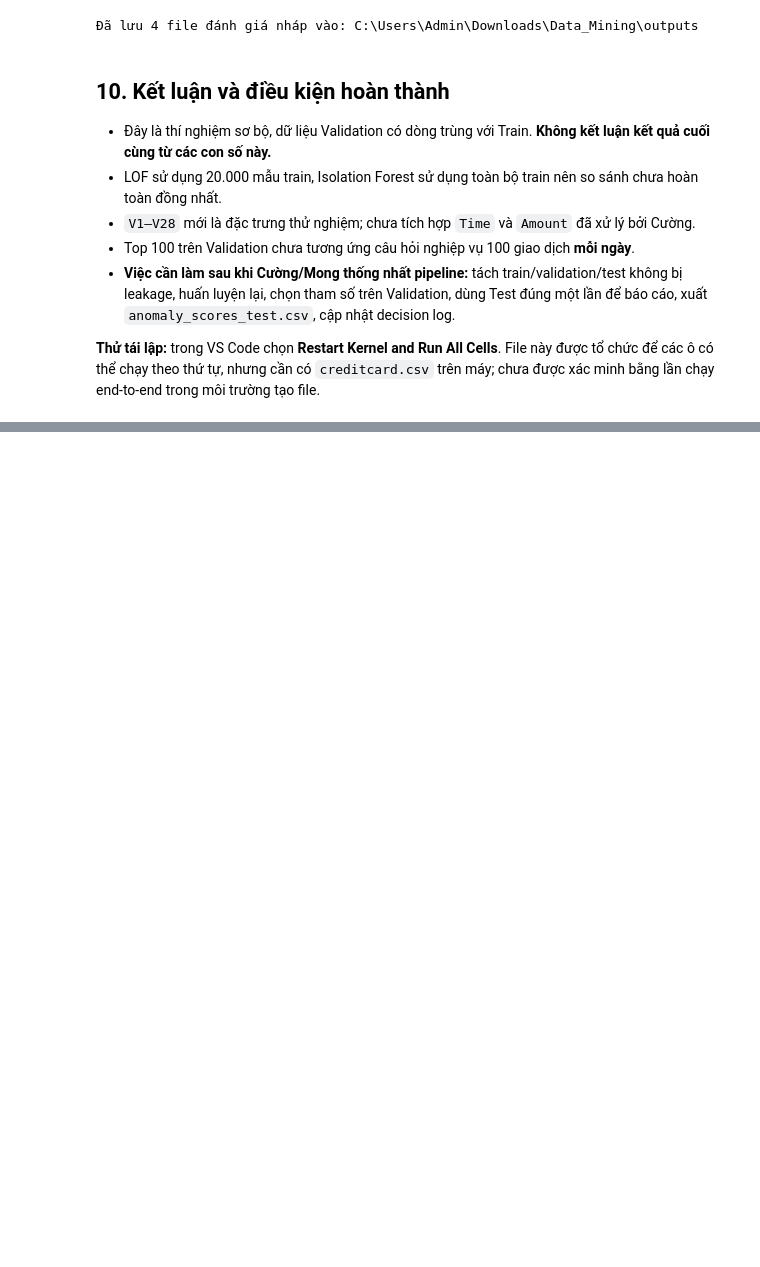
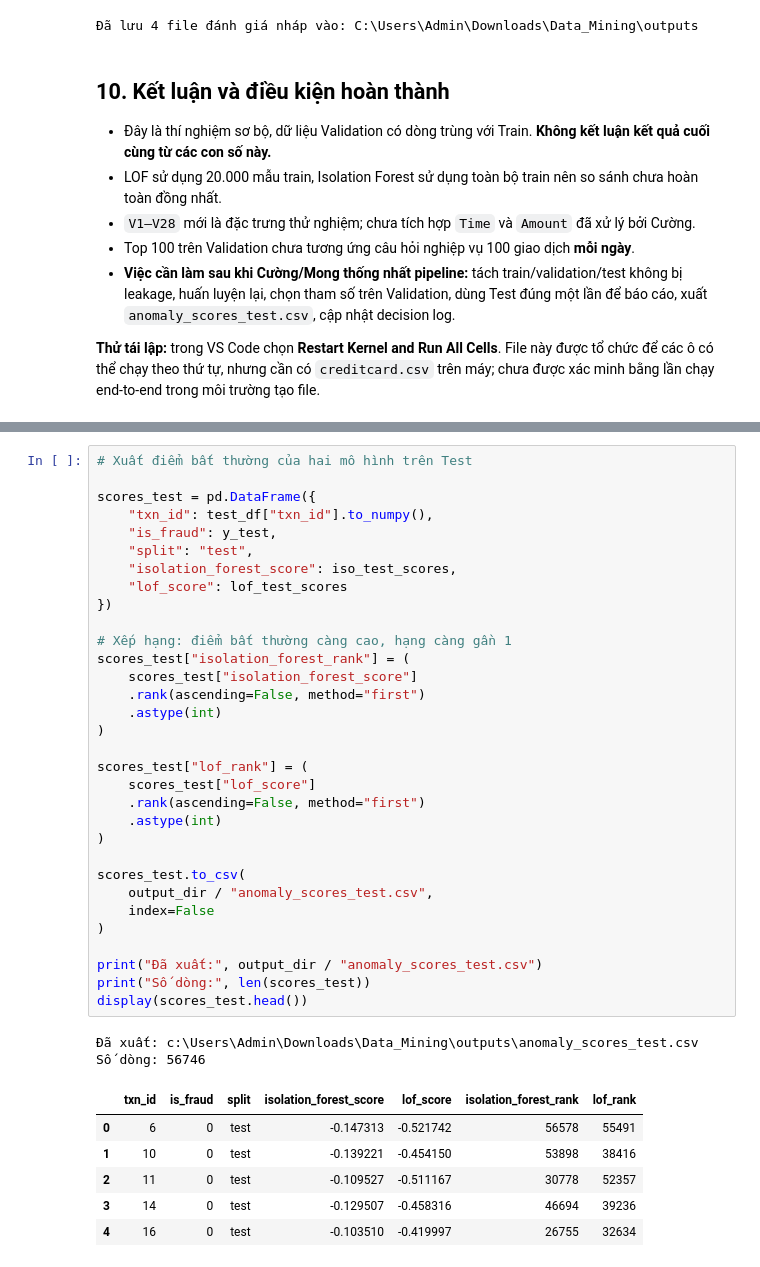
Before and after one commit to phamvanquynh04112005-prog/Data_Mining, a Jupyter notebook: notebooks/03_anomaly_detection.ipynb, the cells around one changed output, grey strips where cells are left out. Drawn from its saved outputs; the diff is of its cells as text; blank space fills up the shorter version.

```diff
--- a/notebooks/03_anomaly_detection.ipynb
+++ b/notebooks/03_anomaly_detection.ipynb
@@ -229,0 +614,41 @@ print("Đã lưu 4 file đánh giá nháp vào:", output_dir)
+# %%
+# Xuất điểm bất thường của hai mô hình trên Test
+
+scores_test = pd.DataFrame({
+    "txn_id": test_df["txn_id"].to_numpy(),
+    "is_fraud": y_test,
+    "split": "test",
+    "isolation_forest_score": iso_test_scores,
+    "lof_score": lof_test_scores
+})
+
+# Xếp hạng: điểm bất thường càng cao, hạng càng gần 1
+scores_test["isolation_forest_rank"] = (
+    scores_test["isolation_forest_score"]
+    .rank(ascending=False, method="first")
+    .astype(int)
+)
+
+scores_test["lof_rank"] = (
+    scores_test["lof_score"]
+    .rank(ascending=False, method="first")
+    .astype(int)
+)
+
+scores_test.to_csv(
+    output_dir / "anomaly_scores_test.csv",
+    index=False
+)
+
+print("Đã xuất:", output_dir / "anomaly_scores_test.csv")
+print("Số dòng:", len(scores_test))
+display(scores_test.head())
+# %% [output]
+Đã xuất: c:\Users\Admin\Downloads\Data_Mining\outputs\anomaly_scores_test.csv
+Số dòng: 56746
+|  | txn_id | is_fraud | split | isolation_forest_score | lof_score | isolation_forest_rank | lof_rank |
+| 0 | 6 | 0 | test | -0.147313 | -0.521742 | 56578 | 55491 |
+| 1 | 10 | 0 | test | -0.139221 | -0.454150 | 53898 | 38416 |
+| 2 | 11 | 0 | test | -0.109527 | -0.511167 | 30778 | 52357 |
+| 3 | 14 | 0 | test | -0.129507 | -0.458316 | 46694 | 39236 |
+| 4 | 16 | 0 | test | -0.103510 | -0.419997 | 26755 | 32634 |
```
Also changed, not shown: parts of 11 cells of this notebook, 3 other files.
